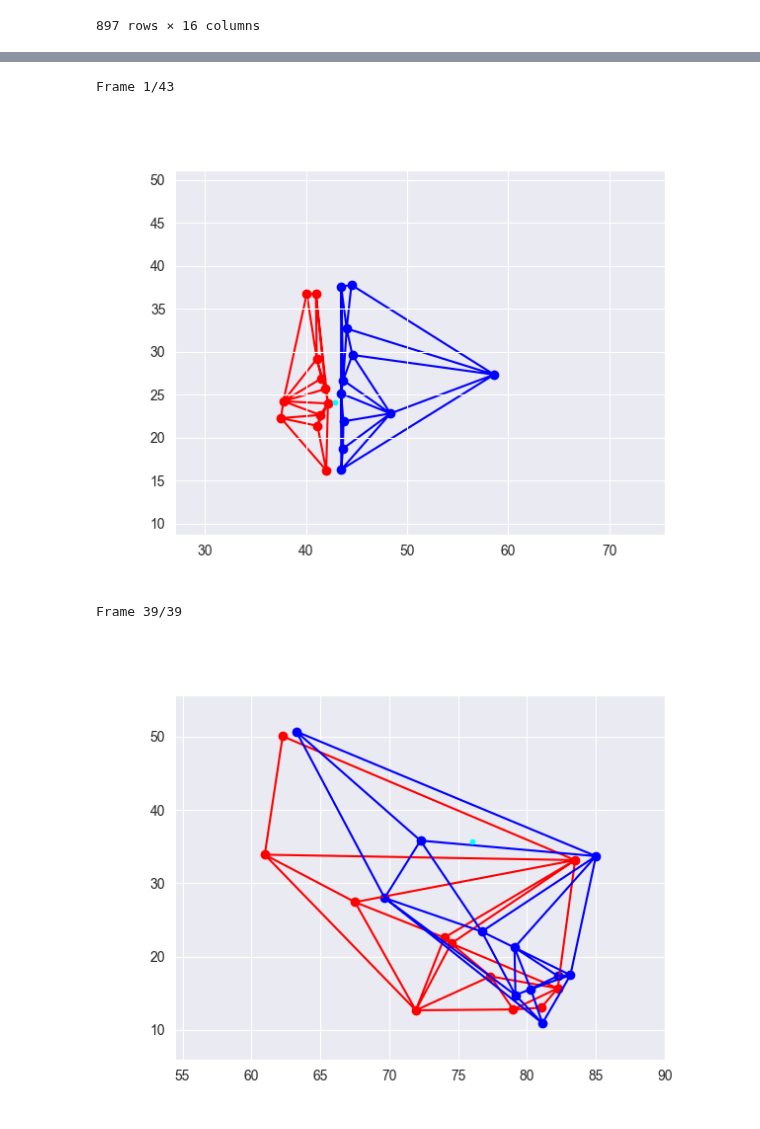
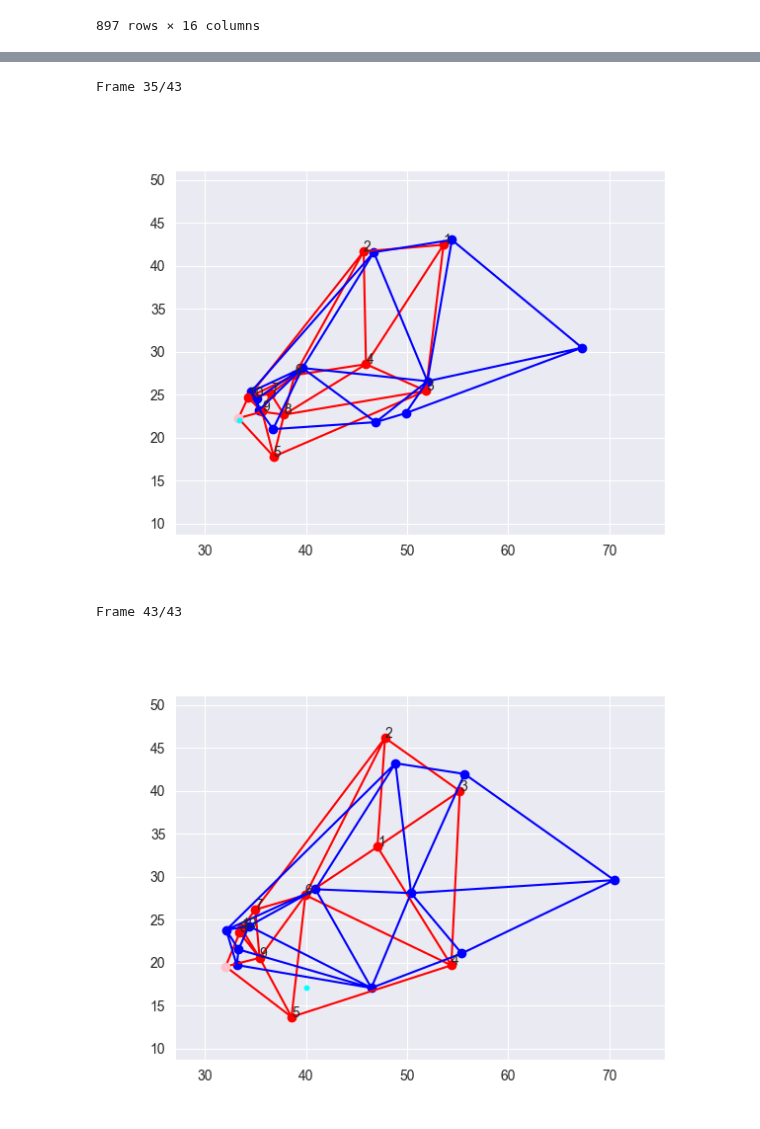
Before and after one commit to samuelrufusward/ADS-NFL, a Jupyter notebook: ExtractPlayInfo.ipynb, the cells around one changed output, grey strips where cells are left out. Drawn from its saved outputs; the diff is of its cells as text; code cells hidden in the pictures.

```diff
--- a/ExtractPlayInfo.ipynb
+++ b/ExtractPlayInfo.ipynb
@@ -13,4 +13,8 @@ import seaborn as sns
 %matplotlib widget
 # %%
 w1data = pd.read_csv("nfl-big-data-bowl-2023/week1.csv")
-w1data.head()
+players_data = pd.read_csv("BigDataBowl2023/data2023/players.csv", index_col='nflId')
+player_stats = pd.read_csv("BigDataBowl2023/merged_df.csv", index_col='nflId')
+median_stats = pd.read_csv("BigDataBowl2023/all_pos_df.csv", index_col=0)
+#player_stats.head()
+#w1data.head()
@@ -47,6 +44,12 @@ collect_game_info(w1data, 90,True)
 | 378182 | 2021091204 | 90 | 46424.0 | 39 | 2021-09-12T17:07:27.200 | 45.0 | DET | left | 83.15 | 17.48 | ... |
 | 378533 | 2021091204 | 90 | NaN | 39 | 2021-09-12T17:07:27.200 | NaN | football | left | 76.06 | 35.69 | ... |
 897 rows × 16 columns
+# %%
+def delaunay(current_pos):
+    stacked_pos = np.stack((np.vstack(current_pos[0]), np.vstack(current_pos[1])), axis=0)
+    delaunay_triangulation1 = Delaunay(stacked_pos[0])
+    delaunay_triangulation2 = Delaunay(stacked_pos[1])
+    return delaunay_triangulation1, delaunay_triangulation2, stacked_pos
 # %%
 class Animation:
     def __init__(self, weekdf, playId):
@@ -170,20 +223,20 @@ class Animation:
 # %%
 test_frame = Animation(w1data, 97)
 test_frame.triangulate=True
-test_frame.frame(0)
+test_frame.frame(34, calc_passes=True)
 # %% [output]
-Frame 1/43
+Frame 35/43
-[figure, old version]
+[figure, new version]
 # %%
-play_num=90
+play_num=97
 # New args include_trajectories and triangulate
-anim = Animation(w1data, play_num).animate(include_trajectories=False, triangulate=True)
+anim = Animation(w1data, play_num).animate(include_trajectories=False, triangulate=True, calc_passes=True)
 path = f'gifs/{play_num}.gif'
 writergif = animation.PillowWriter(fps=10)
 anim.save(path, writer=writergif)
 # %% [output]
-Frame 39/39
+Frame 43/43
-[figure, old version]
+[figure, new version]
 # %%
 file = open(path , "rb")
 image = file.read()
```
Also changed, not shown: parts of 3 cells of this notebook.
